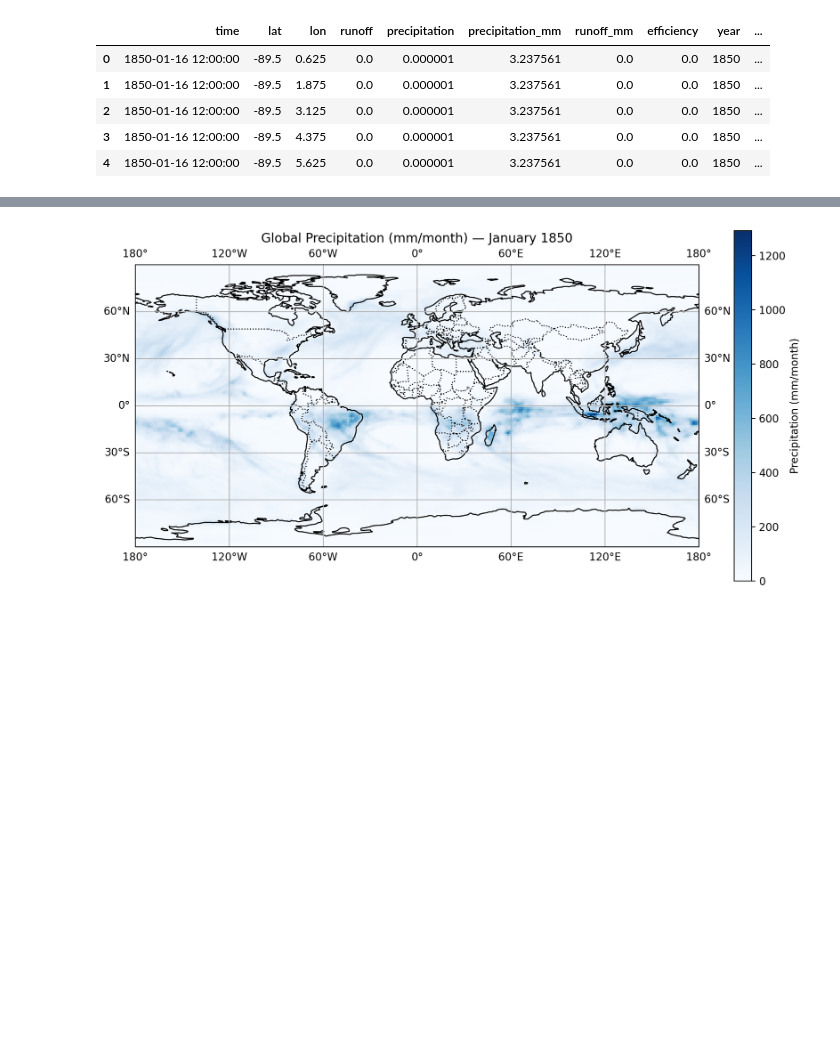
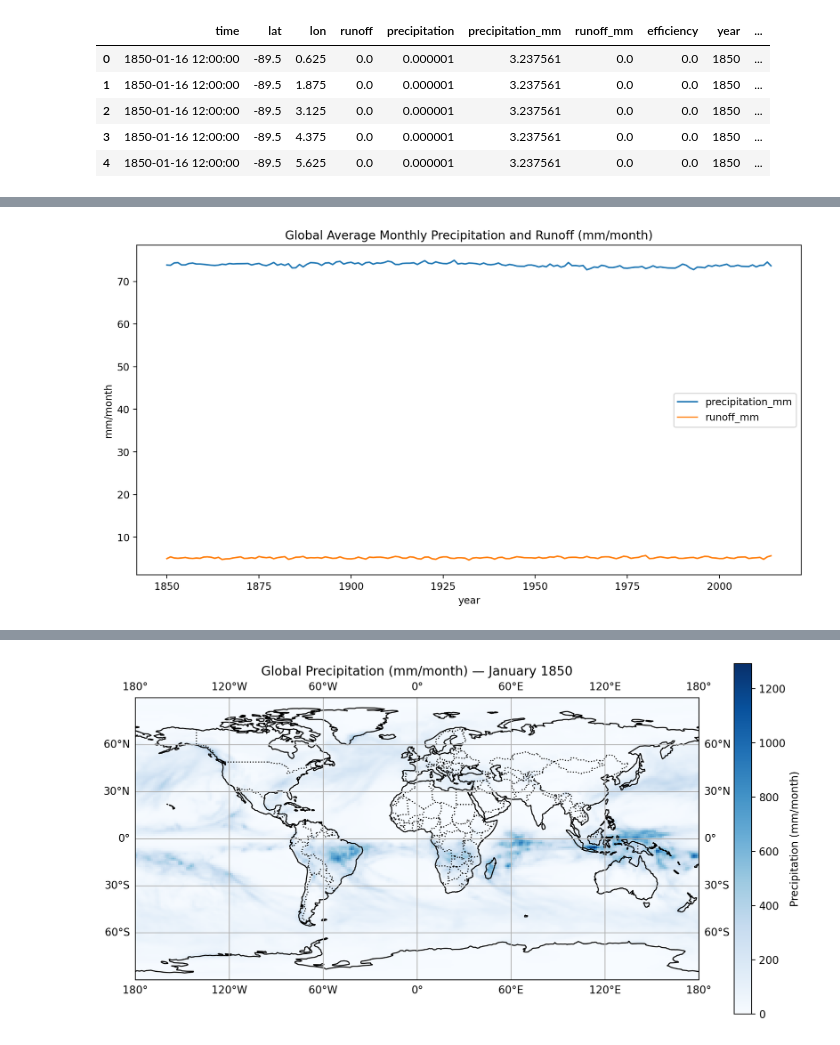
Before and after one commit to jeremyjcheng/106_project3, a Jupyter notebook: eda.ipynb, the cells around one changed output, grey strips where cells are left out. Cells and saved outputs as stored; diff of their text form; code cells hidden in the pictures; blank space fills up the shorter version.

```diff
--- a/eda.ipynb
+++ b/eda.ipynb
@@ -153,3 +217,11 @@ df.head()
+# %%
+df.groupby('year')[['precipitation_mm', 'runoff_mm']].mean().plot()
+#title('Global Average Monthly Precipitation and Runoff (mm/month)')
+plt.ylabel('mm/month')
+plt.title('Global Average Monthly Precipitation and Runoff (mm/month)')
+plt.show()
+# %% [output]
+[figure, added]
 # %%
 ! pip install cartopy
 # %% [output]
```
Also changed, not shown: parts of 3 cells of this notebook.
